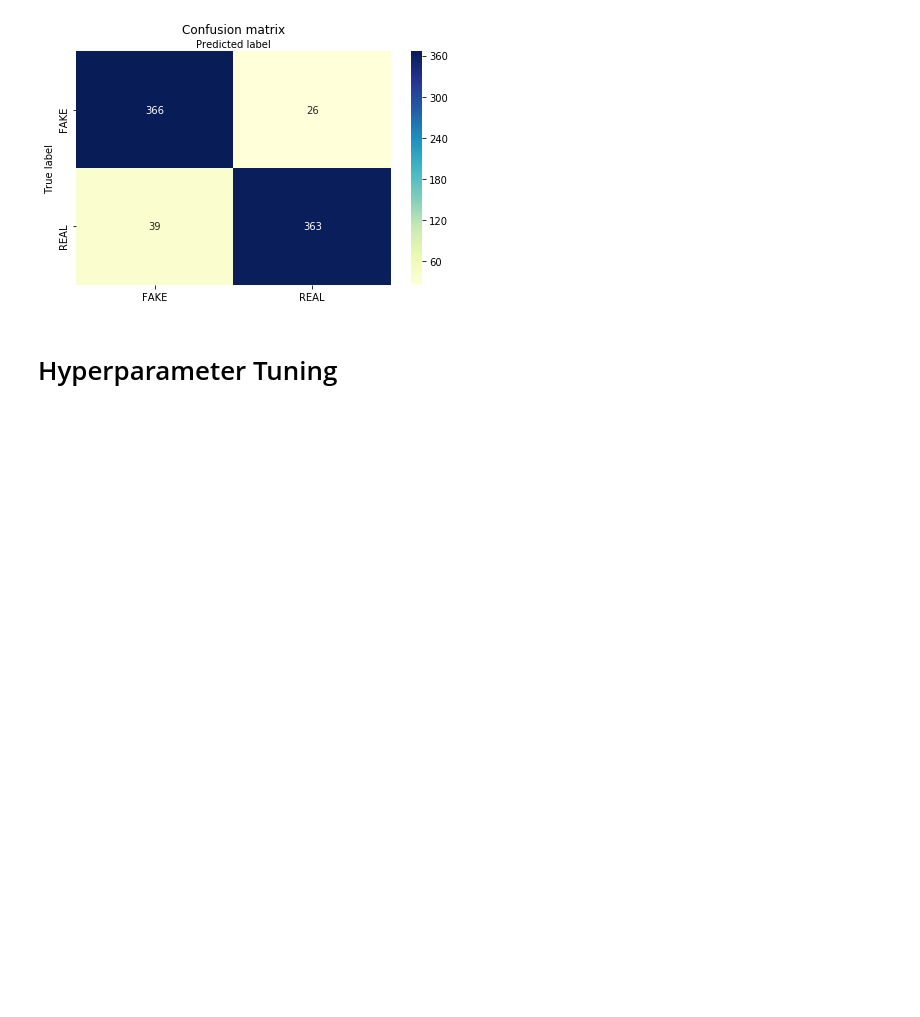
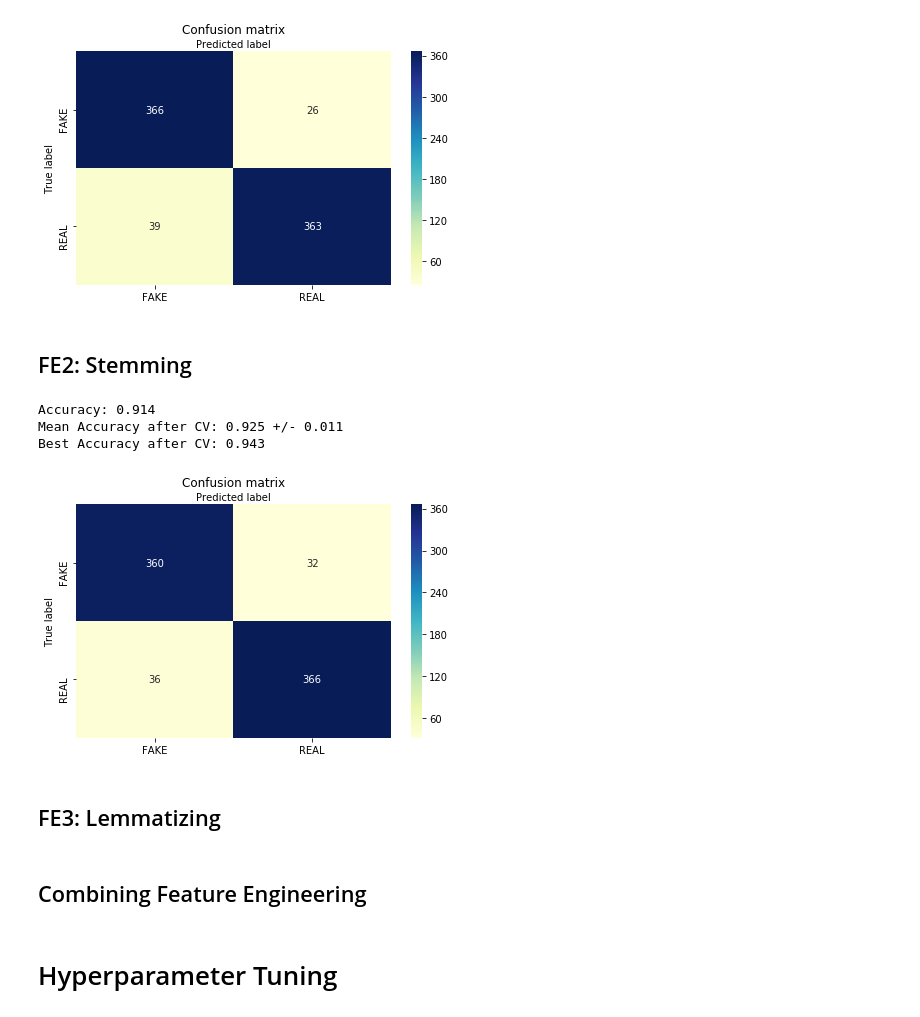
Before and after one commit to martinan92/NLP-FakeNews, a Jupyter notebook: First NLP Assignment (Martinez, Andrew).ipynb, the cells around one changed output. Cells and saved outputs as stored; diff of their text form; code cells hidden in the pictures; blank space fills up the shorter version.

Commit message:
Added lemmatizer and stemmer

```diff
--- a/First NLP Assignment (Martinez, Andrew).ipynb
+++ b/First NLP Assignment (Martinez, Andrew).ipynb
@@ -356,3 +419,18 @@ Accuracy: 0.918
 Mean Accuracy after CV: 0.929 +/- 0.011
 Best Accuracy after CV: 0.945
 [figure]
+# %% [markdown]
+## FE2: Stemming
+# %%
+independent_var = 'text'
+fe2_vectorizer = TfidfVectorizer(stop_words='english', analyzer=custom_stemmer)
+
+run_full_iteration(prepared_train_df, model, fe2_vectorizer,
+                   target_var, independent_var, size, seed)
+# %% [output]
+Accuracy: 0.914
+Mean Accuracy after CV: 0.925 +/- 0.011
+Best Accuracy after CV: 0.943
+[figure, added]
+# %% [markdown]
+## FE3: Lemmatizing
@@ -358,0 +443,2 @@ Best Accuracy after CV: 0.945
+# %% [markdown]
+## Combining Feature Engineering
```
Also changed, not shown: parts of 10 cells of this notebook.
